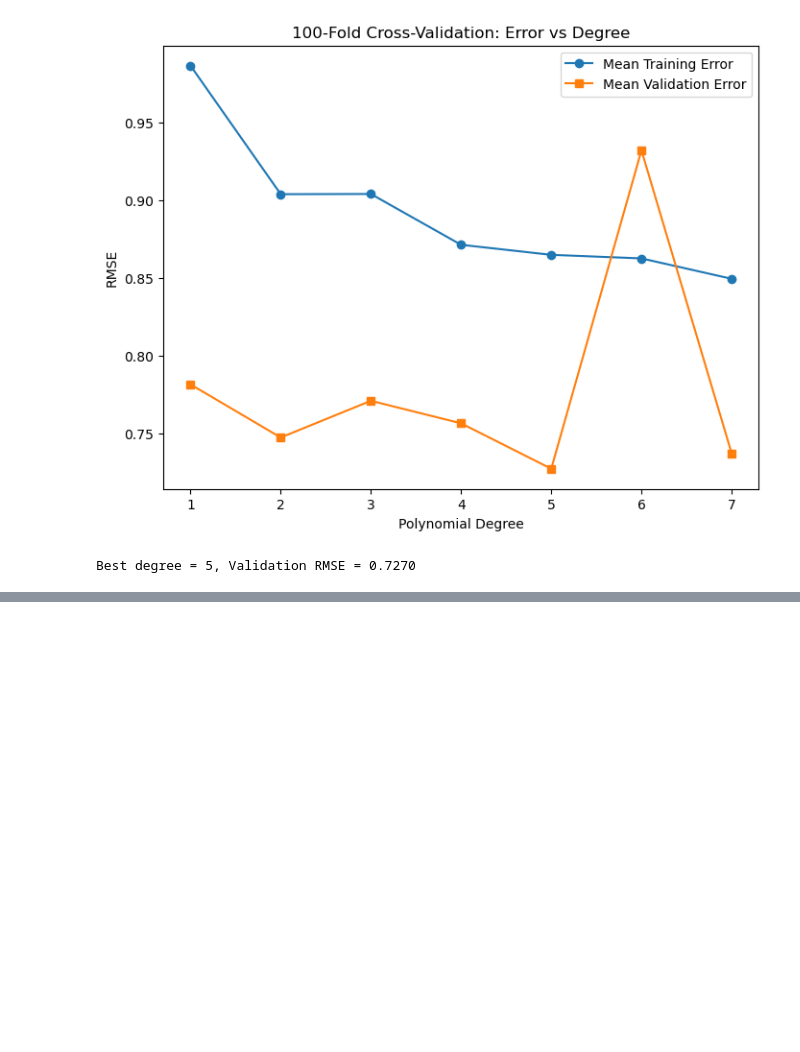
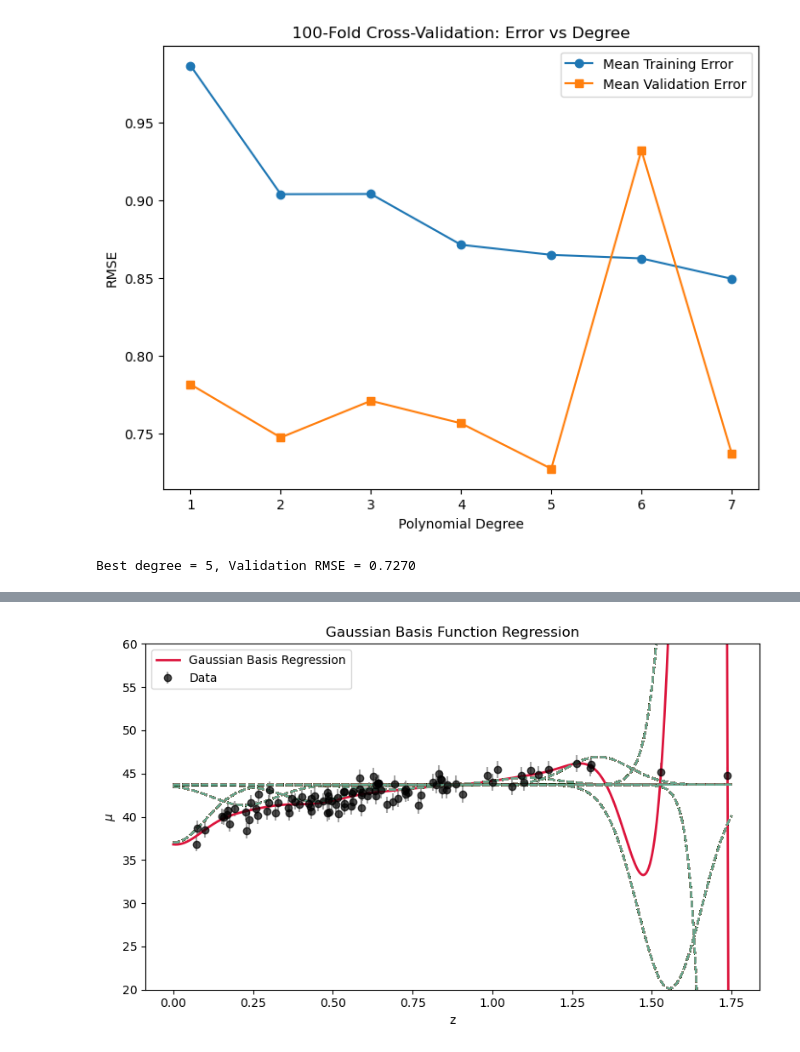
Before and after one commit to robertoinfurna/astrostatistics_bicocca_2024, a Jupyter notebook: working/16_Supernova_distances_and_redshifts.ipynb, the cells around one changed output, grey strips where cells are left out. Saved outputs shown, nothing was run; the diff lists cells and outputs as text; code cells hidden in the pictures; blank space fills up the shorter version.

```diff
--- a/working/16_Supernova_distances_and_redshifts.ipynb
+++ b/working/16_Supernova_distances_and_redshifts.ipynb
@@ -268,0 +352,17 @@ Best degree = 5, Validation RMSE = 0.7270
+# %%
+from astroML.linear_model import BasisFunctionRegression
+from scipy.stats import norm
+
+# Define Gaussian basis parameters
+mu_vals = np.linspace(0, 2, 10)[:, None]  # centers of Gaussians
+print(mu_vals)
+sigma_val = 0.1                           # common width
+
+model = BasisFunctionRegression('gaussian', mu=mu_vals, sigma=sigma_val)
+model.fit(X, y, dy)
+
+y_pred = model.predict(X)
+print(model.coef_)
+
+# BasisFunctionRegression automatically adds a bias term (intercept) to the model by default.
+# That’s why model.coef_ has 11 elements even though you only specified 10 Gaussian basis functions.
@@ -268,0 +383,26 @@ Best degree = 5, Validation RMSE = 0.7270
+# %%
+# Predict at fine-grained x values for plotting
+x_plot = np.linspace(0, 1.75, 500)[:, None]
+y_plot = model.predict(x_plot)
+
+# Plot the data and model
+plt.figure(figsize=(8, 5))
+plt.errorbar(X.ravel(), y, dy, fmt='o', label='Data', color='black', ecolor='gray', alpha=0.7)
+plt.plot(x_plot, y_plot, label='Gaussian Basis Regression', color='crimson', lw=2)
+
+intercept = model.coef_[0]
+
+for i, (mu_i, coef_i) in enumerate(zip(mu_vals.ravel(), model.coef_[1:])):
+    basis_curve = np.full(len(x_plot), intercept) + coef_i * norm.pdf(x_plot, loc=mu_i, scale=sigma_val)
+    plt.plot(x_plot, basis_curve, '--', alpha=0.5)
+
+plt.ylim(20,60)
+plt.xlabel('z')
+plt.ylabel('$\mu$')
+plt.legend()
+plt.title('Gaussian Basis Function Regression')
+
+plt.tight_layout()
+plt.show()
+# %% [output]
+[figure, added]
```
Also changed, not shown: parts of 15 cells of this notebook.
